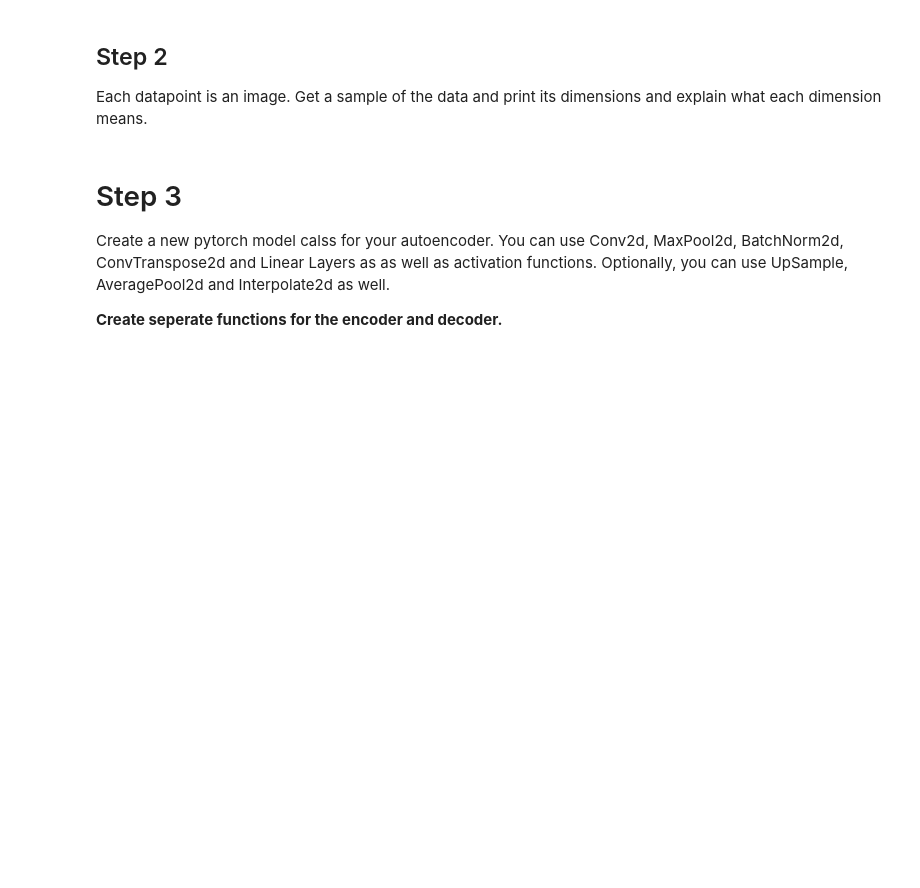
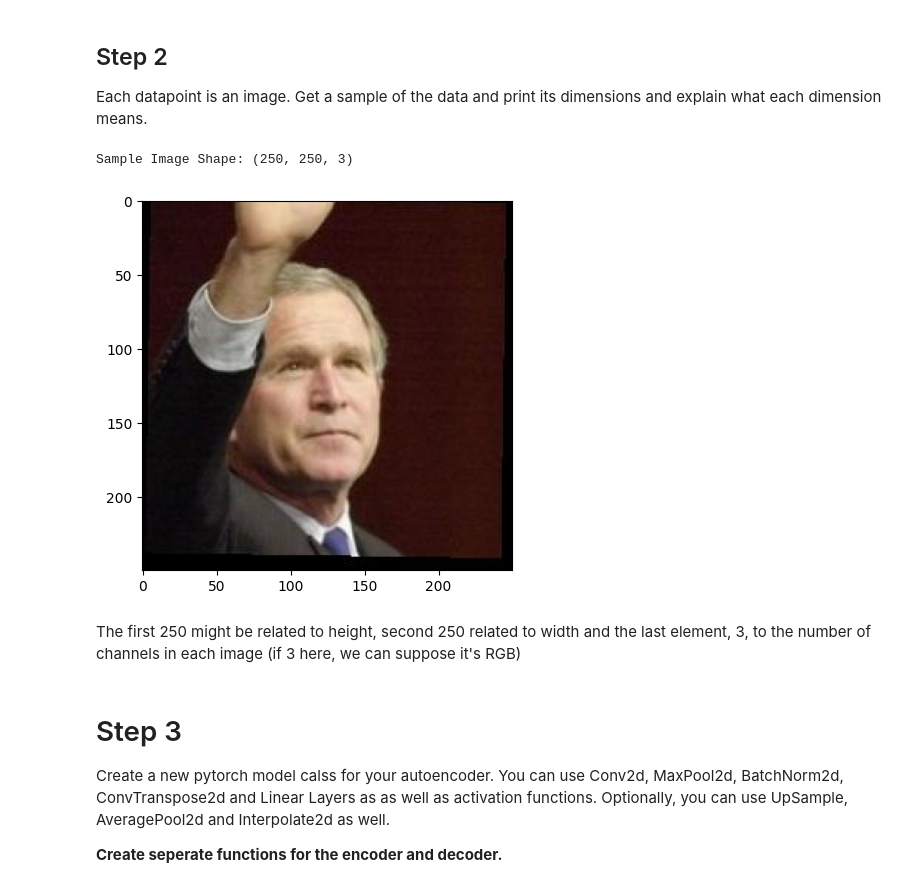
Before and after one commit to Toshou/Fall-23-APML-Public, a Jupyter notebook: Assignements/HW3/HW3.ipynb, the cells around one changed output. Saved outputs shown, nothing was run; the diff lists cells and outputs as text; code cells hidden in the pictures; blank space fills up the shorter version.

```diff
--- a/Assignements/HW3/HW3.ipynb
+++ b/Assignements/HW3/HW3.ipynb
@@ -42,6 +43,19 @@ torch.Size([250, 250, 3])
 # %% [markdown]
 ## Step 2
 Each datapoint is an image. Get a sample of the data and print its dimensions and explain what each dimension means.
+# %%
+sample_image, _ = next(iter(dataloader))
+sample_image = sample_image[0].permute(1, 2, 0).numpy()
+
+print("Sample Image Shape:", sample_image.shape)
+
+plt.imshow(sample_image)
+plt.show()
+# %% [output]
+Sample Image Shape: (250, 250, 3)
+[figure, added]
+# %% [markdown]
+The first 250 might be related to height, second 250 related to width and the last element, 3, to the number of channels in each image (if 3 here, we can suppose it's RGB)
 # %% [markdown]
 # Step 3
 
```
Also changed, not shown: parts of 8 cells of this notebook.
